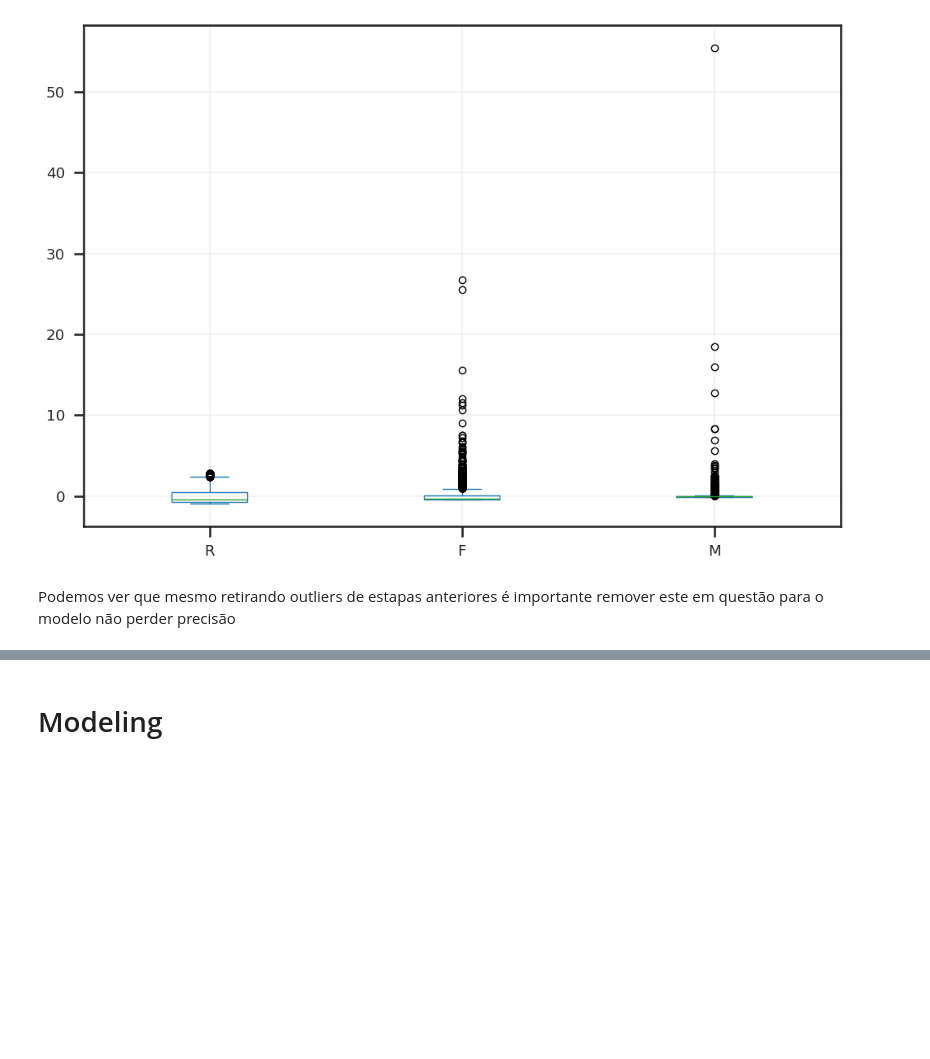
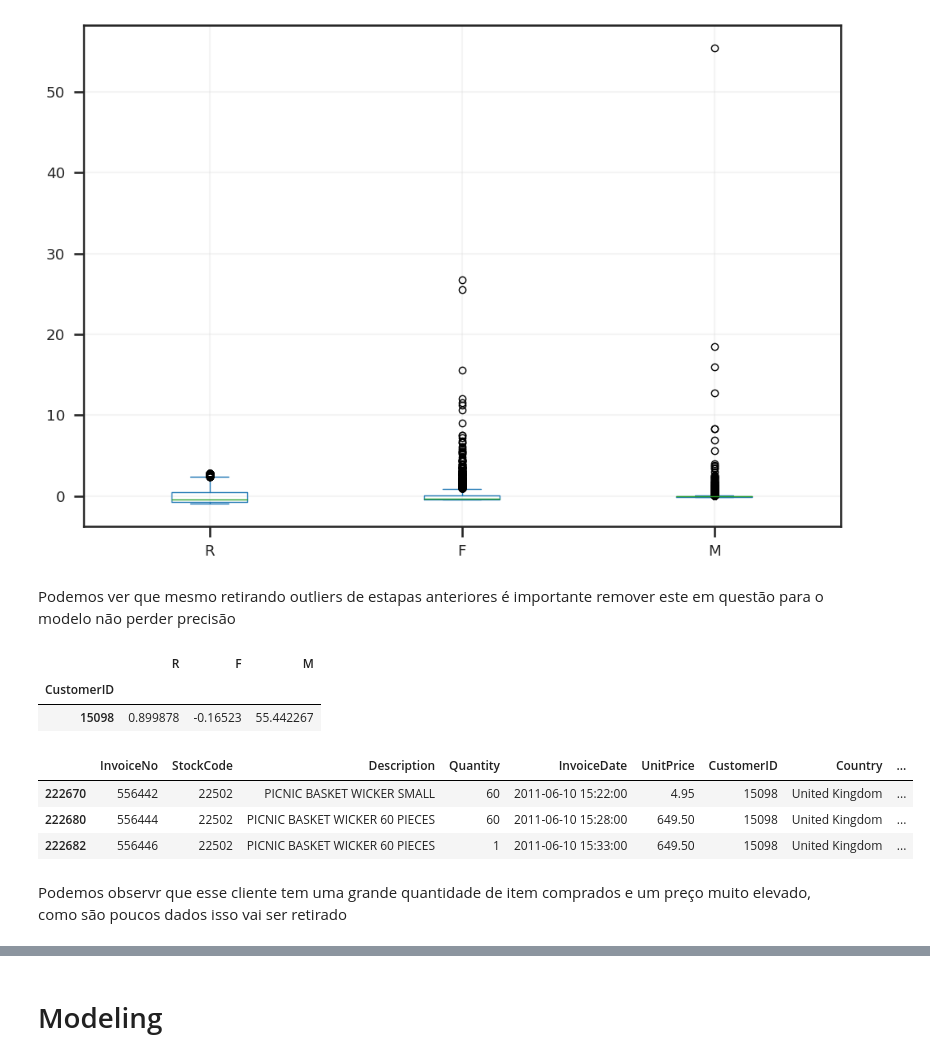
Before and after one commit to GTBelini22/Estudo_Ciencia_de_dados, a Jupyter notebook: Desafio Cluster/Desafio_Final_Cluster.ipynb, the cells around one changed output, grey strips where cells are left out. Cells and saved outputs as stored; diff of their text form; code cells hidden in the pictures; blank space fills up the shorter version.

Commit message:
Encontrando valores outliers dentro do dataset_frm

```diff
--- a/Desafio Cluster/Desafio_Final_Cluster.ipynb
+++ b/Desafio Cluster/Desafio_Final_Cluster.ipynb
@@ -302,3 +318,20 @@ df_rfm.apply(scale).plot.box()
 [figure]
 # %% [markdown]
 Podemos ver que mesmo retirando outliers de estapas anteriores é importante remover este em questão para o modelo não perder precisão
+# %%
+# Encontrando esse valor que está com valor M muito alto
+df_scaled[df_scaled['M']>50]
+# %% [output]
+|  | R | F | M |
+| CustomerID |  |  |  |
+| 15098 | 0.899878 | -0.16523 | 55.442267 |
+# %%
+# verificando o que temos com esse customer ID
+df[df['CustomerID']==15098]
+# %% [output]
+|  | InvoiceNo | StockCode | Description | Quantity | InvoiceDate | UnitPrice | CustomerID | Country | ... |
+| 222670 | 556442 | 22502 | PICNIC BASKET WICKER SMALL | 60 | 2011-06-10 15:22:00 | 4.95 | 15098 | United Kingdom | ... |
+| 222680 | 556444 | 22502 | PICNIC BASKET WICKER 60 PIECES | 60 | 2011-06-10 15:28:00 | 649.50 | 15098 | United Kingdom | ... |
+| 222682 | 556446 | 22502 | PICNIC BASKET WICKER 60 PIECES | 1 | 2011-06-10 15:33:00 | 649.50 | 15098 | United Kingdom | ... |
+# %% [markdown]
+Podemos observr que esse cliente tem uma grande quantidade de item comprados e um preço muito elevado, como são poucos dados isso vai ser retirado
```
Also changed, not shown: parts of 9 cells of this notebook.
